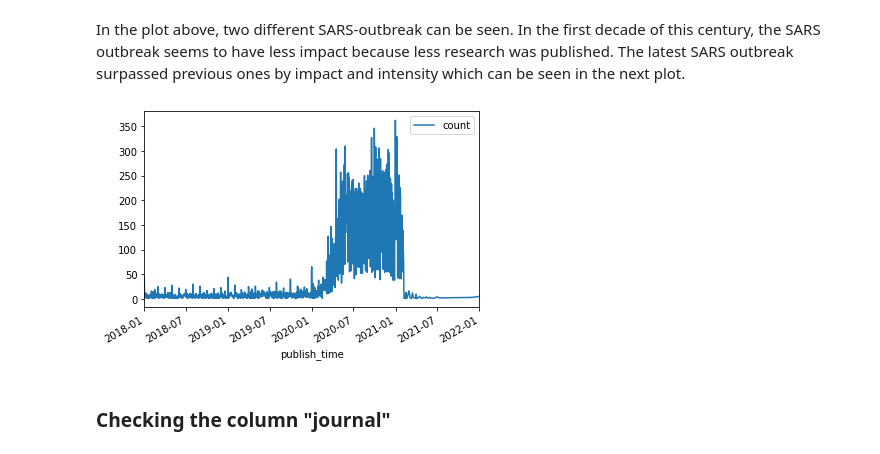
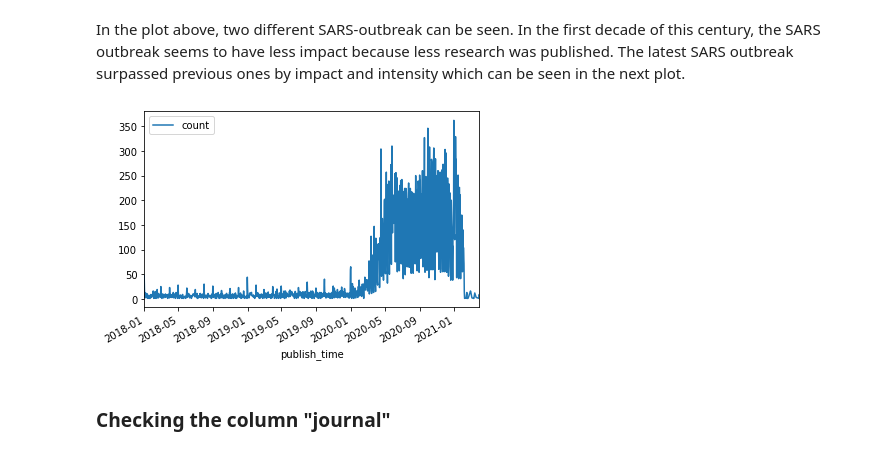
Before and after one commit to kopatri/cs5099masterthesis, a Jupyter notebook: notebooks/CORD-19-explore-dataset-cs5099.ipynb, the cells around one changed output. Cells and saved outputs as stored; diff of their text form; code cells hidden in the pictures.

```diff
--- a/notebooks/CORD-19-explore-dataset-cs5099.ipynb
+++ b/notebooks/CORD-19-explore-dataset-cs5099.ipynb
@@ -702,10 +702,10 @@ plt.show()
 # %% [markdown]
 In the plot above, two different SARS-outbreak can be seen. In the first decade of this century, the SARS outbreak seems to have less impact because less research was published. The latest SARS outbreak surpassed previous ones by impact and intensity which can be seen in the next plot.
 # %%
-df_publish_time_counted.plot(x ='publish_time', y='count', kind = 'line', xlim=(pd.Timestamp(2018, 1, 1),pd.Timestamp(2022, 1, 1) ))
+df_publish_time_counted.plot(x ='publish_time', y='count', kind = 'line', xlim=(pd.Timestamp(2018, 1, 1),pd.Timestamp(2021, 3, 31) ))
 plt.show()
 # %% [output]
-[figure, old version]
+[figure, new version]
 # %% [markdown]
 ### Checking the column "journal"
 # %% [markdown]
```
Also changed, not shown: parts of 14 cells of this notebook, 4 other files.
